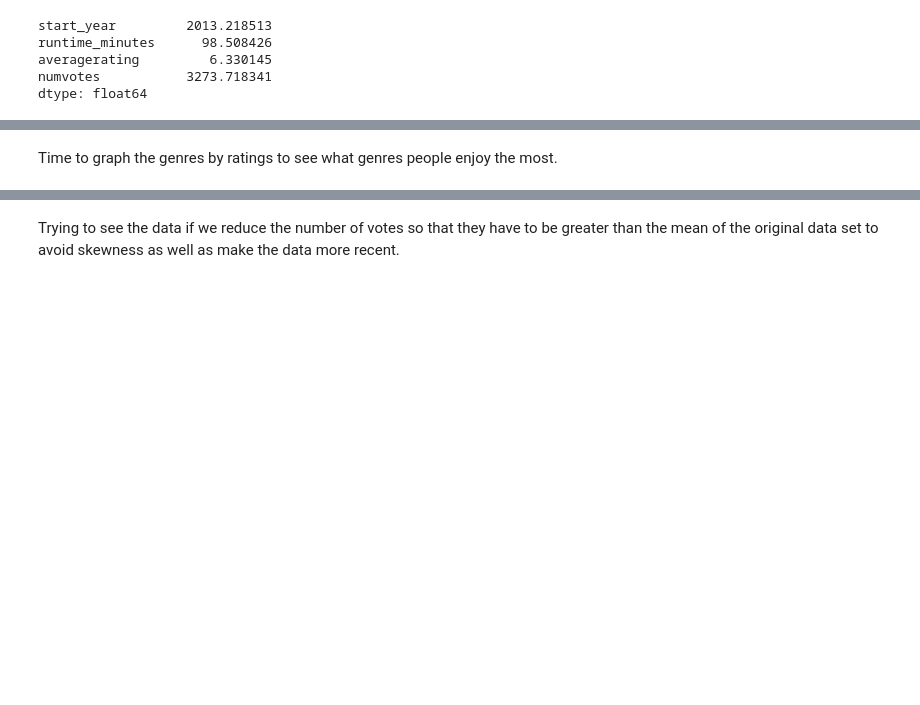
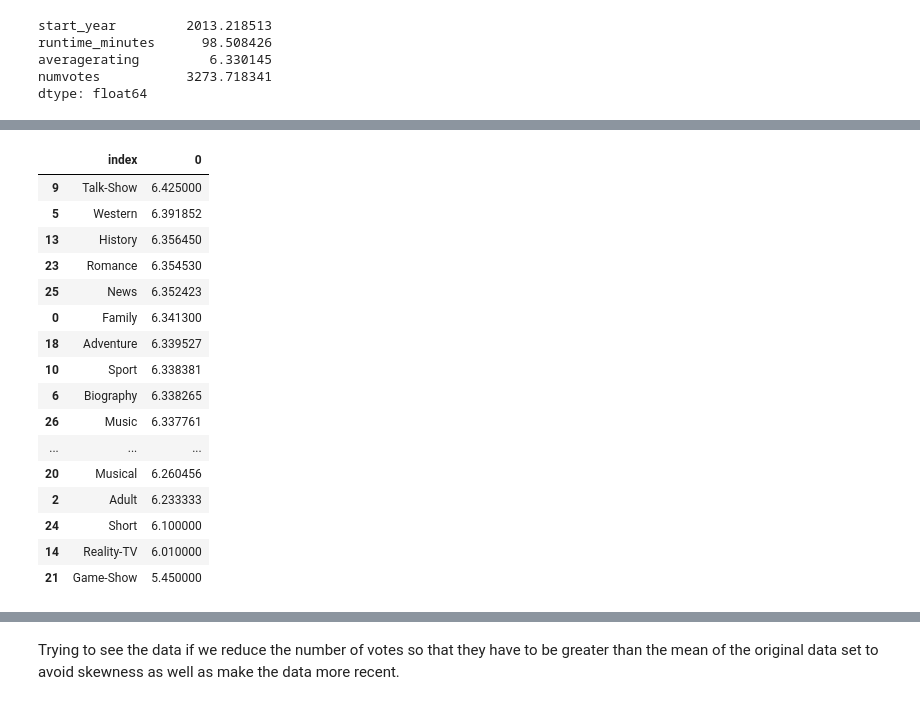
Before and after one commit to meowkaiser/STRONGEST_Project1, a Jupyter notebook: imbd_title_ratings_basics.ipynb, the cells around one changed output, grey strips where cells are left out. Cells and saved outputs as stored; diff of their text form; code cells hidden in the pictures; blank space fills up the shorter version.

```diff
--- a/imbd_title_ratings_basics.ipynb
+++ b/imbd_title_ratings_basics.ipynb
@@ -255,2 +243,23 @@ for x in unique_gen:
-# %% [markdown]
-Time to graph the genres by ratings to see what genres people enjoy the most.
+# %%
+df_ratings = pd.DataFrame.from_dict(ratings, orient='index')
+df_ratings = df_ratings.reset_index()
+df_ratings = df_ratings.sort_values(([0]), ascending=False)
+df_ratings
+# %% [output]
+|  | index | 0 |
+| 9 | Talk-Show | 6.425000 |
+| 5 | Western | 6.391852 |
+| 13 | History | 6.356450 |
+| 23 | Romance | 6.354530 |
+| 25 | News | 6.352423 |
+| 0 | Family | 6.341300 |
+| 18 | Adventure | 6.339527 |
+| 10 | Sport | 6.338381 |
+| 6 | Biography | 6.338265 |
+| 26 | Music | 6.337761 |
+| ... | ... | ... |
+| 20 | Musical | 6.260456 |
+| 2 | Adult | 6.233333 |
+| 24 | Short | 6.100000 |
+| 14 | Reality-TV | 6.010000 |
+| 21 | Game-Show | 5.450000 |
```
Also changed, not shown: parts of 17 cells of this notebook, 1 other file.
